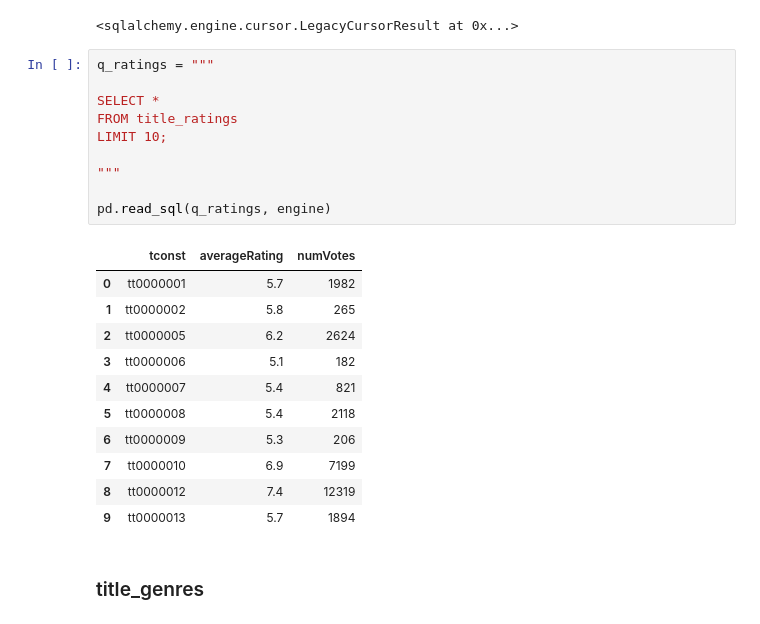
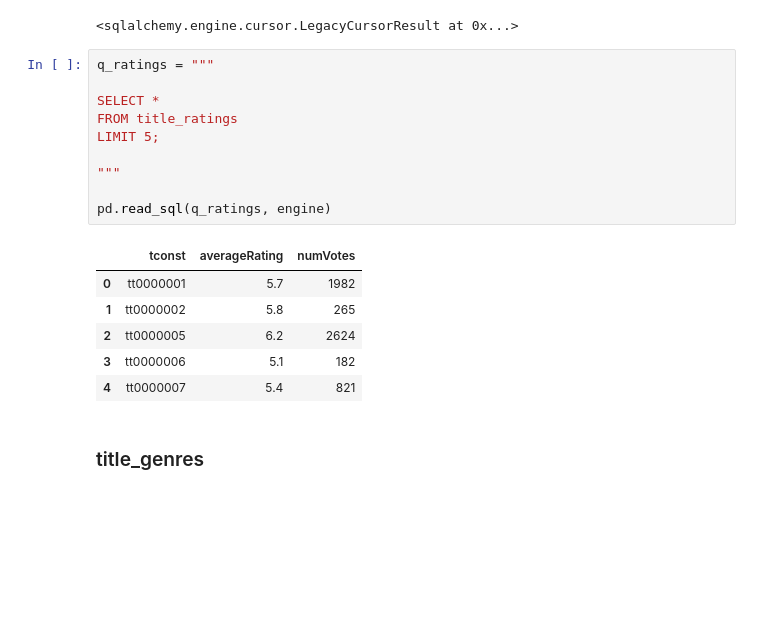
Before and after one commit to evany24/IMDB, a Jupyter notebook: Part 3.ipynb, the cells around one changed output. Cells and saved outputs as stored; diff of their text form; blank space fills up the shorter version.

```diff
--- a/Part 3 Database.ipynb
+++ b/Part 3.ipynb
@@ -411,25 +411,20 @@ engine.execute('ALTER TABLE title_ratings ADD PRIMARY KEY (`tconst`);')
 # %%
 q_ratings = """
 
 SELECT *
 FROM title_ratings
-LIMIT 10;
+LIMIT 5;
 
 """
 
 pd.read_sql(q_ratings, engine)
 # %% [output]
 |  | tconst | averageRating | numVotes |
 | 0 | tt0000001 | 5.7 | 1982 |
 | 1 | tt0000002 | 5.8 | 265 |
 | 2 | tt0000005 | 6.2 | 2624 |
 | 3 | tt0000006 | 5.1 | 182 |
 | 4 | tt0000007 | 5.4 | 821 |
-| 5 | tt0000008 | 5.4 | 2118 |
-| 6 | tt0000009 | 5.3 | 206 |
-| 7 | tt0000010 | 6.9 | 7199 |
-| 8 | tt0000012 | 7.4 | 12319 |
-| 9 | tt0000013 | 5.7 | 1894 |
 # %% [markdown]
 ### title_genres
 # %%
```
Also changed, not shown: parts of 3 cells of this notebook.
